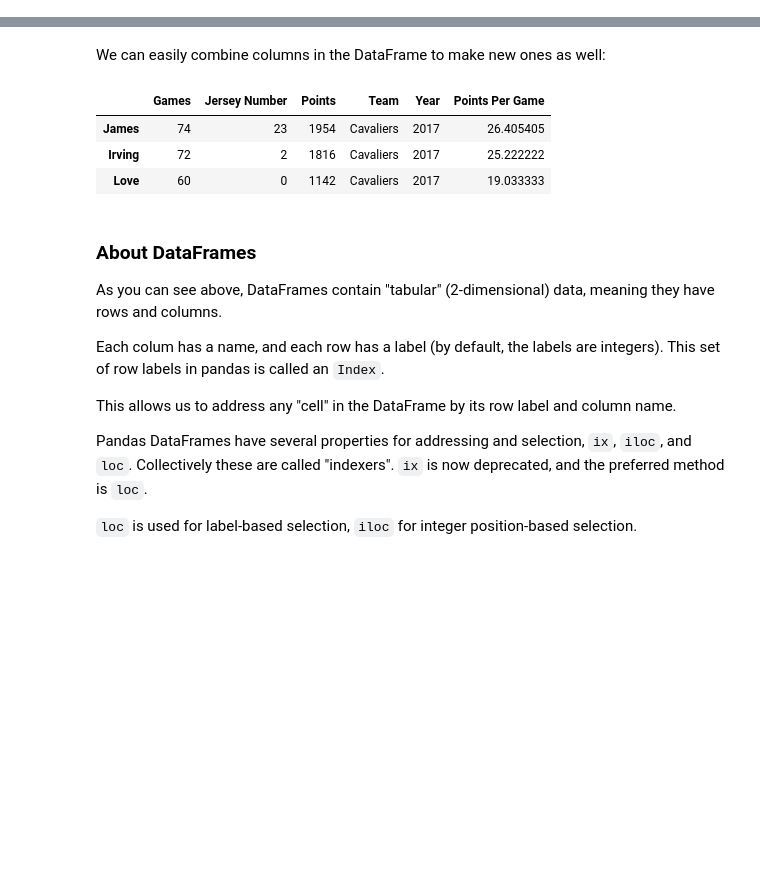
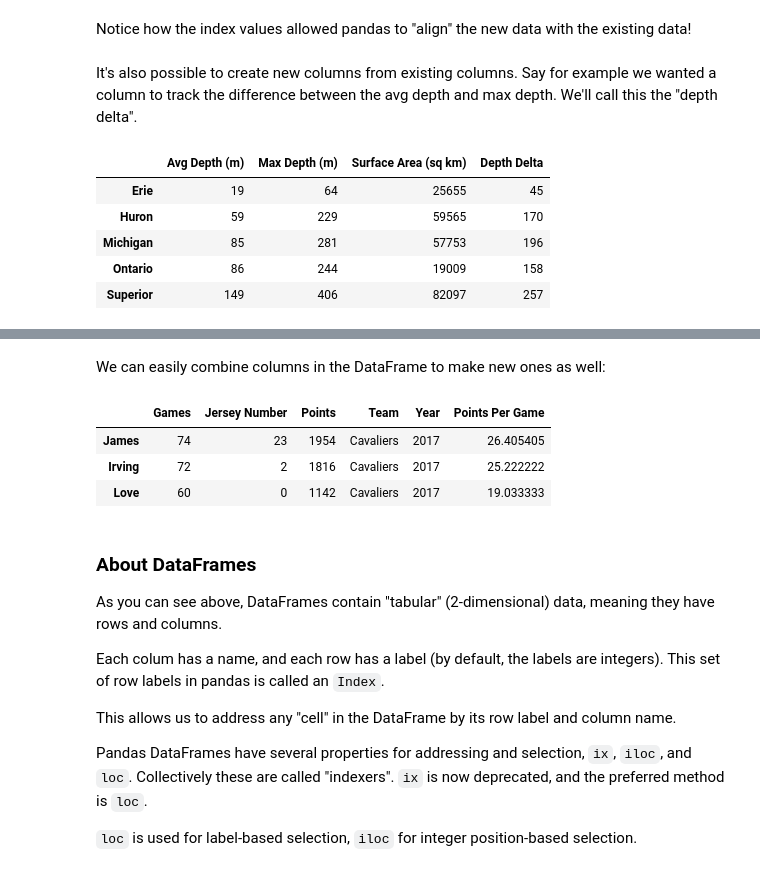
Before and after one commit to nuitrcs/pythonworkshops, a Jupyter notebook: dataanalysis/pandas/Part 1 - Basics.ipynb, the cells around one changed output, grey strips where cells are left out. Cells and saved outputs as stored; diff of their text form; code cells hidden in the pictures; blank space fills up the shorter version.

```diff
--- a/dataanalysis/pandas/Lesson 1 - Basics.ipynb
+++ b/dataanalysis/pandas/Part 1 - Basics.ipynb
@@ -85,0 +104,10 @@ df
+# %%
+max_depths_dict = {
+    'Erie': 64,
+    'Huron': 229,
+    'Michigan': 281,
+    'Ontario': 244,
+    'Superior': 406,
+}
+max_depths = pd.Series(max_depths_dict)
+max_depths
@@ -85,0 +140,13 @@ df
+# %%
+avg_depths_dict = {
+    'Erie': 19,
+    'Huron': 59,
+    'Michigan': 85,
+    'Ontario': 86,
+    'Superior': 149,
+}
+
+avg_depths = pd.Series(avg_depths_dict)
+
+lakes = pd.DataFrame({'Max Depth (m)': max_depths, 'Avg Depth (m)': avg_depths})
+lakes
@@ -85,0 +201,11 @@ df
+# %%
+surface_area = pd.Series({
+    'Superior': 82097,
+    'Michigan': 57753,
+    'Huron': 59565,
+    'Erie': 25655,
+    'Ontario': 19009,
+})
+
+lakes['Surface Area (sq km)'] = surface_area
+lakes
@@ -85,0 +219,14 @@ df
+# %% [markdown]
+Notice how the index values allowed pandas to "align" the new data with the existing data!
+# %% [markdown]
+It's also possible to create new columns from existing columns. Say for example we wanted a column to track the difference between the avg depth and max depth. We'll call this the "depth delta".
+# %%
+lakes['Depth Delta'] = lakes['Max Depth (m)'] - lakes['Avg Depth (m)']
+lakes
+# %% [output]
+|  | Avg Depth (m) | Max Depth (m) | Surface Area (sq km) | Depth Delta |
+| Erie | 19 | 64 | 25655 | 45 |
+| Huron | 59 | 229 | 59565 | 170 |
+| Michigan | 85 | 281 | 57753 | 196 |
+| Ontario | 86 | 244 | 19009 | 158 |
+| Superior | 149 | 406 | 82097 | 257 |
```
Also changed, not shown: parts of 41 cells of this notebook.
